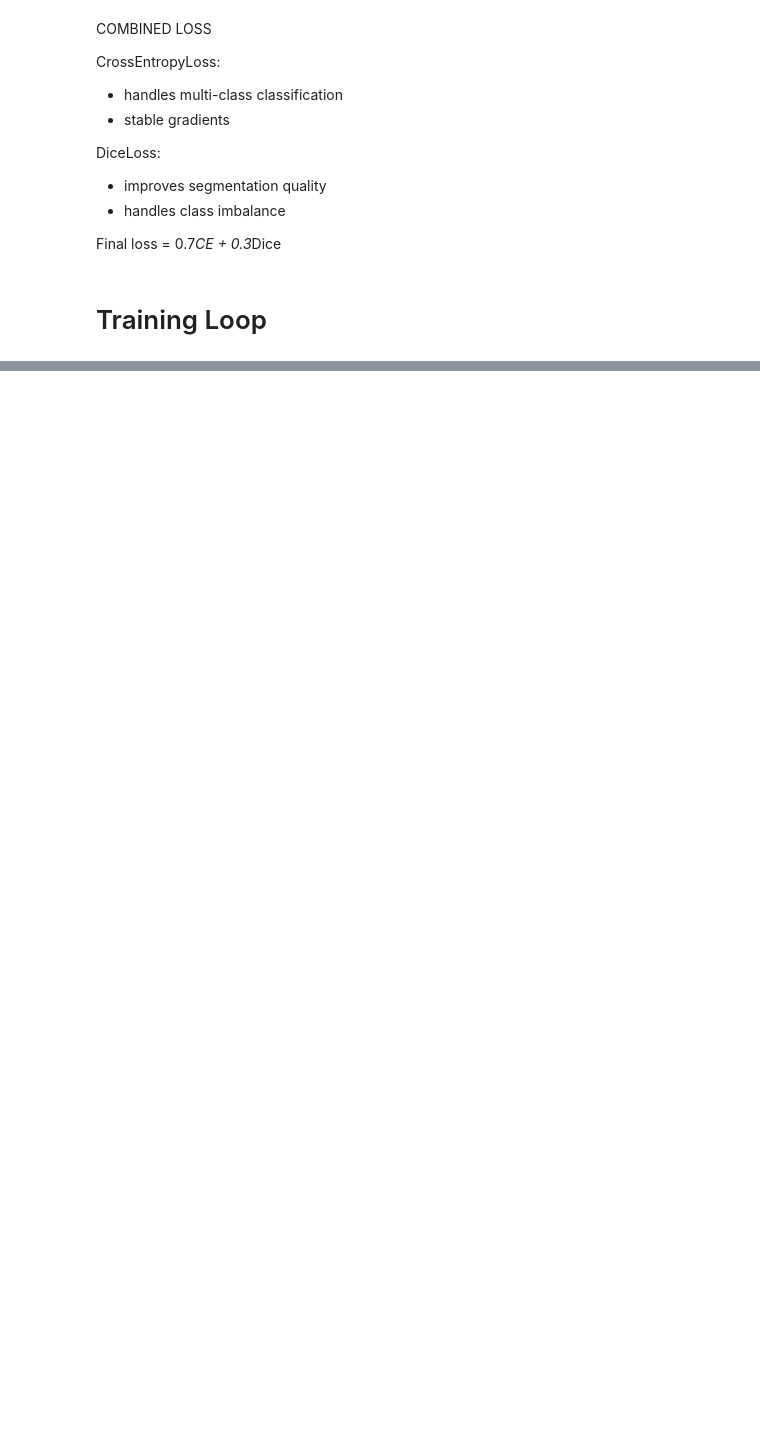
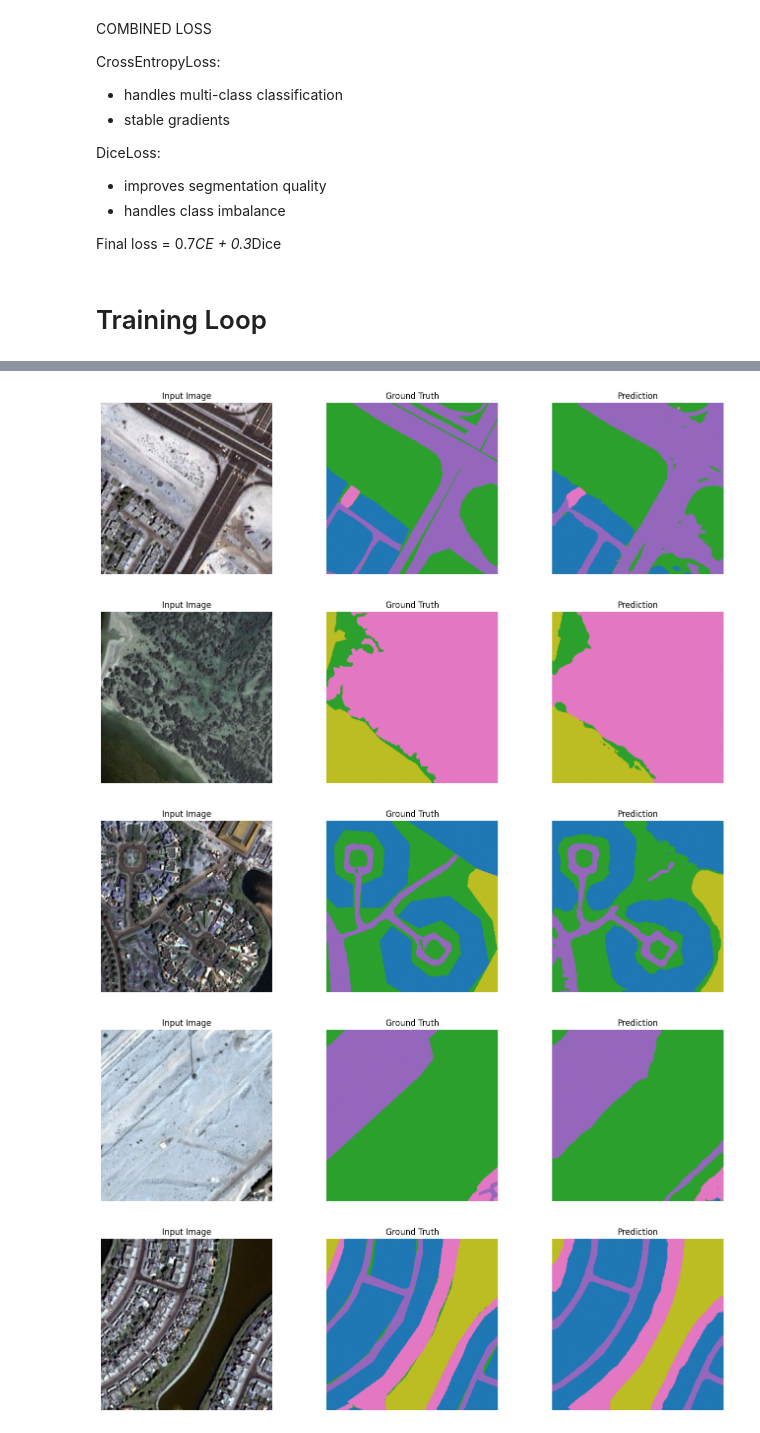
Before and after one commit to Manojit29/satellite-image-segmentation, a Jupyter notebook: Satellite_Image_processing.ipynb, the cells around one changed output, grey strips where cells are left out. Drawn from its saved outputs; the diff is of its cells as text; code cells hidden in the pictures; blank space fills up the shorter version.

```diff
--- a/Satellite_Image_processing.ipynb
+++ b/Satellite_Image_processing.ipynb
@@ -743,0 +620,38 @@ files.download("results_zip.zip")
+# %%
+#  Visualise Predictions
+
+# Only show patches that have at least 3 different classes (more interesting)
+rich_idx = [i for i in range(len(val_dataset))
+            if len(np.unique(y_val[i])) >= 3]
+
+samples = random.sample(rich_idx, min(5, len(rich_idx)))
+
+model.eval()
+
+for idx in samples:
+    image, mask = val_dataset[idx]
+
+    with torch.no_grad():
+        pred = torch.argmax(
+            model(image.unsqueeze(0).to(device)), dim=1
+        ).squeeze(0).cpu().numpy()
+
+    # Undo normalisation to show original colours
+    img_np = image.permute(1, 2, 0).numpy()
+    mean   = np.array([0.485, 0.456, 0.406])
+    std    = np.array([0.229, 0.224, 0.225])
+    img_np = np.clip(img_np * std + mean, 0, 1)
+
+    fig, axes = plt.subplots(1, 3, figsize=(14, 4))
+    axes[0].imshow(img_np);                              axes[0].set_title("Input Image")
+    axes[1].imshow(mask.numpy(), cmap="tab10", vmin=0, vmax=5); axes[1].set_title("Ground Truth")
+    axes[2].imshow(pred,         cmap="tab10", vmin=0, vmax=5); axes[2].set_title("Prediction")
+    for ax in axes: ax.axis("off")
+    plt.tight_layout()
+    plt.show()
+# %% [output]
+[figure, added]
+[figure, added]
+[figure, added]
+[figure, added]
+[figure, added]
```
Also changed, not shown: parts of 42 cells of this notebook.
